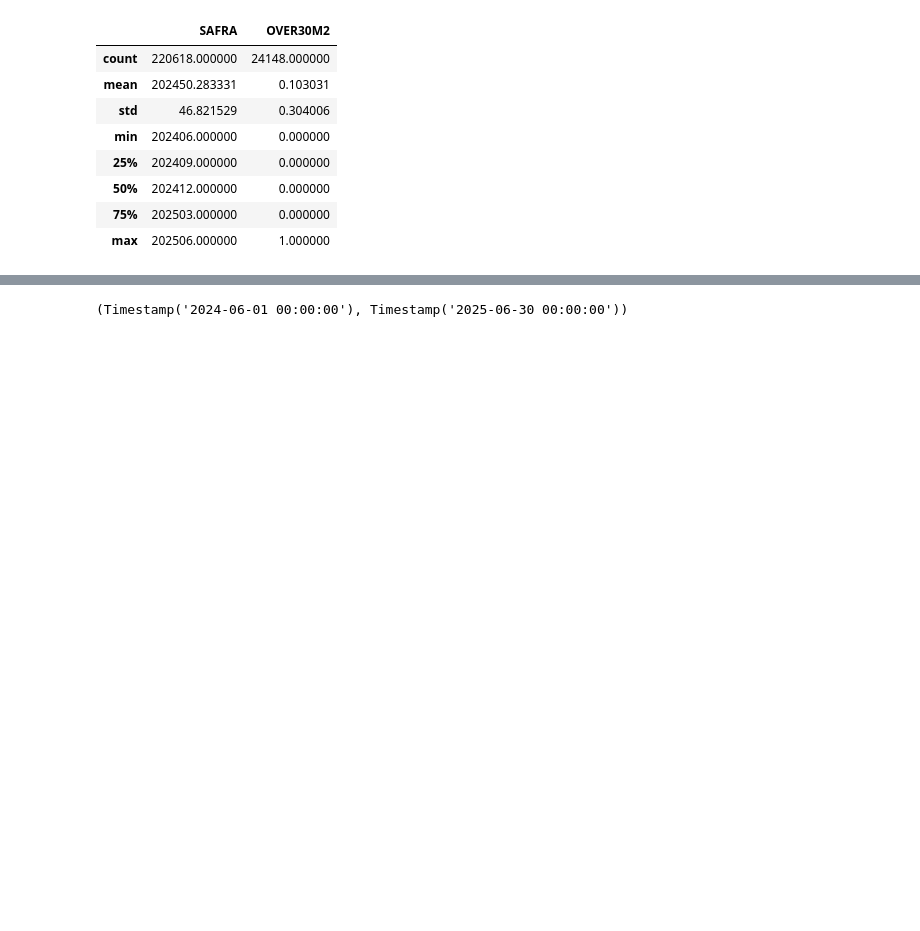
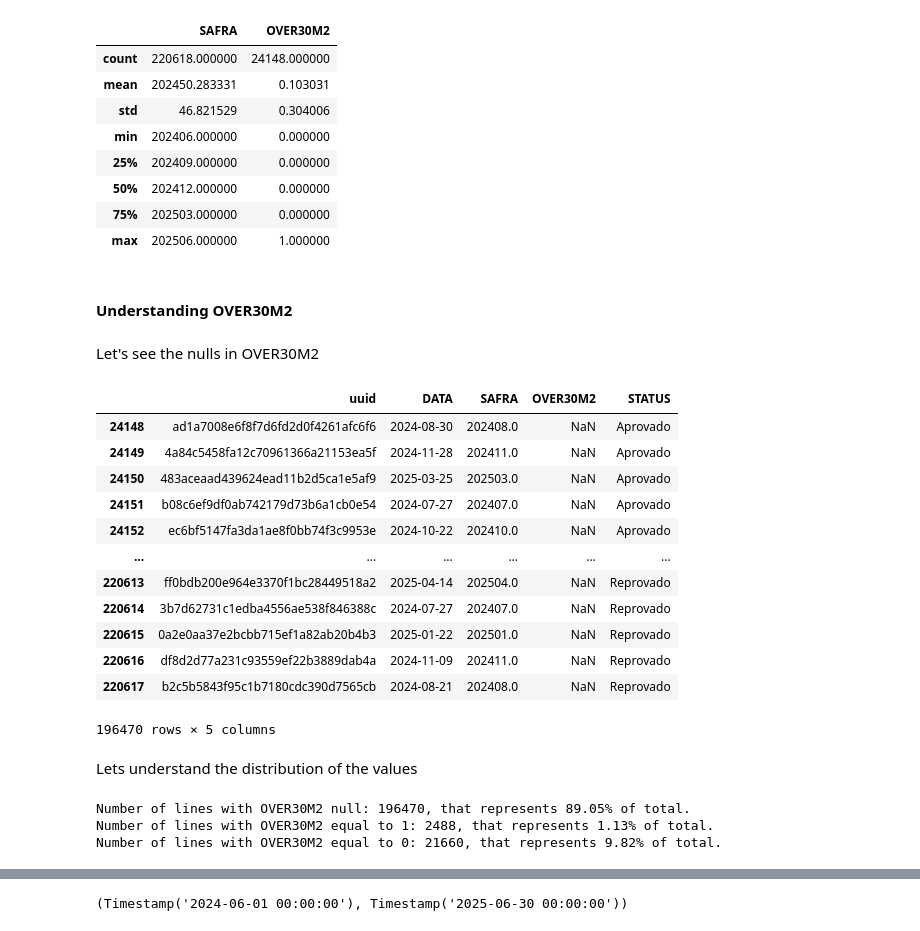
Before and after one commit to VTsilva/case_data_scientist_senior_klavi, a Jupyter notebook: Notebook_processo.ipynb, the cells around one changed output, grey strips where cells are left out. Saved outputs shown, nothing was run; the diff lists cells and outputs as text; code cells hidden in the pictures; blank space fills up the shorter version.

```diff
--- a/Notebook_processo.ipynb
+++ b/Notebook_processo.ipynb
@@ -200,3 +243,37 @@ base_profile.describe()
 | 50% | 202412.000000 | 0.000000 |
 | 75% | 202503.000000 | 0.000000 |
 | max | 202506.000000 | 1.000000 |
+# %% [markdown]
+#### Understanding OVER30M2
+# %% [markdown]
+Let's see the nulls in OVER30M2
+# %%
+base_profile[base_profile["OVER30M2"].isnull()]
+# %% [output]
+|  | uuid | DATA | SAFRA | OVER30M2 | STATUS |
+| 24148 | ad1a7008e6f8f7d6fd2d0f4261afc6f6 | 2024-08-30 | 202408.0 | NaN | Aprovado |
+| 24149 | 4a84c5458fa12c70961366a21153ea5f | 2024-11-28 | 202411.0 | NaN | Aprovado |
+| 24150 | 483aceaad439624ead11b2d5ca1e5af9 | 2025-03-25 | 202503.0 | NaN | Aprovado |
+| 24151 | b08c6ef9df0ab742179d73b6a1cb0e54 | 2024-07-27 | 202407.0 | NaN | Aprovado |
+| 24152 | ec6bf5147fa3da1ae8f0bb74f3c9953e | 2024-10-22 | 202410.0 | NaN | Aprovado |
+| ... | ... | ... | ... | ... | ... |
+| 220613 | ff0bdb200e964e3370f1bc28449518a2 | 2025-04-14 | 202504.0 | NaN | Reprovado |
+| 220614 | 3b7d62731c1edba4556ae538f846388c | 2024-07-27 | 202407.0 | NaN | Reprovado |
+| 220615 | 0a2e0aa37e2bcbb715ef1a82ab20b4b3 | 2025-01-22 | 202501.0 | NaN | Reprovado |
+| 220616 | df8d2d77a231c93559ef22b3889dab4a | 2024-11-09 | 202411.0 | NaN | Reprovado |
+| 220617 | b2c5b5843f95c1b7180cdc390d7565cb | 2024-08-21 | 202408.0 | NaN | Reprovado |
+196470 rows × 5 columns
+# %% [markdown]
+Lets understand the distribution of the values
+# %%
+quantidade_over30m2_null = base_profile[base_profile["OVER30M2"].isnull()].shape[0]
+quantidade_over30m2_1 = base_profile[base_profile["OVER30M2"] == 1].shape[0]
+quantidade_over30m2_0 = base_profile[base_profile["OVER30M2"] == 0].shape[0]
+
+print(f"Number of lines with OVER30M2 null: {quantidade_over30m2_null}, that represents {quantidade_over30m2_null / base_profile.shape[0] * 100:.2f}% of total.")
+print(f"Number of lines with OVER30M2 equal to 1: {quantidade_over30m2_1}, that represents {quantidade_over30m2_1 / base_profile.shape[0] * 100:.2f}% of total.")
+print(f"Number of lines with OVER30M2 equal to 0: {quantidade_over30m2_0}, that represents {quantidade_over30m2_0 / base_profile.shape[0] * 100:.2f}% of total.")
+# %% [output]
+Number of lines with OVER30M2 null: 196470, that represents 89.05% of total.
+Number of lines with OVER30M2 equal to 1: 2488, that represents 1.13% of total.
+Number of lines with OVER30M2 equal to 0: 21660, that represents 9.82% of total.
```
Also changed, not shown: parts of 26 cells of this notebook.
